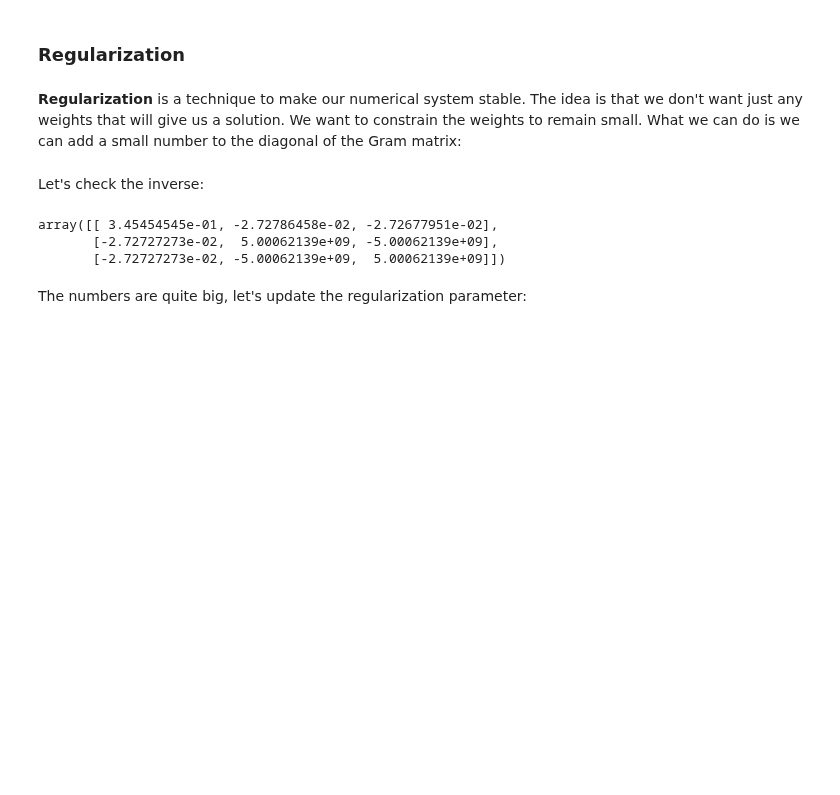
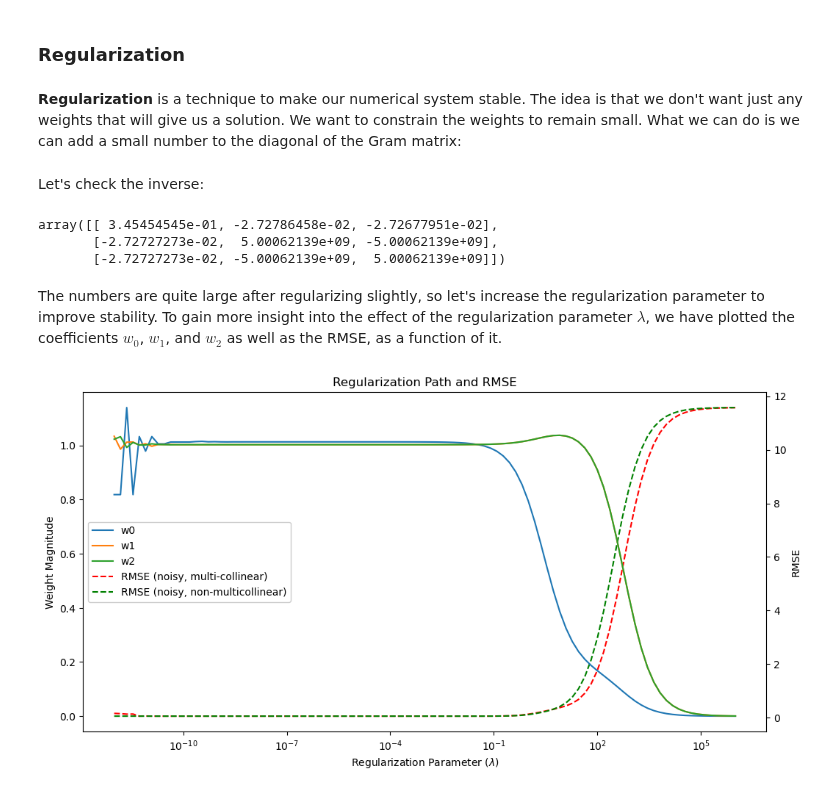
Before and after one commit to kemaldahha/machine-learning-course, a Jupyter notebook: linear_regression_article.ipynb, the cells around one changed output. Saved outputs shown, nothing was run; the diff lists cells and outputs as text; code cells hidden in the pictures; blank space fills up the shorter version.

```diff
--- a/linear_regression_article.ipynb
+++ b/linear_regression_article.ipynb
@@ -312,4 +306,4 @@ $$
 It represents the average error per datapoint in the same units as the target variable $y$, which is more commonly used in Machine Learning.
 # %%
 def rmse(y, y_hat):
-    return np.sum((y - y_hat)**2/y.shape[0])
+    return np.sqrt(np.sum((y - y_hat)**2) / y.shape[0])
@@ -473,5 +472,75 @@ np.linalg.inv(XTX_regularized)
 array([[ 3.45454545e-01, -2.72786458e-02, -2.72677951e-02],
        [-2.72727273e-02,  5.00062139e+09, -5.00062139e+09],
        [-2.72727273e-02, -5.00062139e+09,  5.00062139e+09]])
-# %% [markdown]
-The numbers are quite big, let's update the regularization parameter:
+# %% [markdown]
+The numbers are quite large after regularizing slightly, so let's increase the regularization parameter to improve stability. To gain more insight into the effect of the regularization parameter $\lambda$, we have plotted the coefficients $w_0$, $w_1$, and $w_2$ as well as the RMSE, as a function of it.
+# %%
+import numpy as np
+import matplotlib.pyplot as plt
+
+# Generate a range of lambda values
+lambdas = np.logspace(-12, 6, 100)
+weights = []
+rmse_noisy_stable = []
+rmse_noisy_collinear = []
+
+# Loop over each lambda to calculate the weights and RMSE
+for r in lambdas:
+    # Regularization for the multi-collinear case
+    XTX_regularized = X_new.T @ X_new + r * np.eye(X_new.T.shape[0])
+    w_reg = np.linalg.inv(XTX_regularized) @ X_new.T @ y_noisy
+    weights.append(w_reg)
+
+    # Predicted y with regularized weights for the multi-collinear case
+    y_hat_noisy_reg_collinear = X_new @ w_reg
+    rmse_noisy_collinear.append(rmse(y_noisy, y_hat_noisy_reg_collinear))
+
+    # Regularization for the non-multicollinear case
+    XTX_regularized_stable = X.T @ X + r * np.eye(X.T.shape[0])
+    w_reg_stable = np.linalg.inv(XTX_regularized_stable) @ X.T @ y_noisy
+
+    # Predicted y with regularized weights for the non-multicollinear case
+    y_hat_noisy_reg_stable = X @ w_reg_stable
+    rmse_noisy_stable.append(rmse(y_noisy, y_hat_noisy_reg_stable))
+
+weights = np.array(weights)
+
+# Create a plot with weights and RMSE values
+fig, ax1 = plt.subplots(figsize=(12, 6))
+
+# Create a secondary y-axis for RMSE
+ax2 = ax1.twinx()
+
+# Plot the weights for w0, w1, and w2 on primary axis
+ax1.plot(lambdas, weights[:, 0], label="w0")
+ax1.plot(lambdas, weights[:, 1], label="w1")
+ax1.plot(lambdas, weights[:, 2], label="w2")
+
+# Log scale for the x-axis on the primary axis
+ax1.set_xscale("log")
+ax1.set_xlabel("Regularization Parameter ($\lambda$)")
+ax1.set_ylabel("Weight Magnitude")
+ax1.set_title("Regularization Path and RMSE")
+ax1.set_zorder(1)
+ax1.set_frame_on(False)
+ax2.set_frame_on(True)
+
+# Plot the RMSE for noisy, multi-collinear case on secondary axis
+ax2.plot(lambdas, rmse_noisy_collinear, label="RMSE (noisy, multi-collinear)", linestyle="--", color="red")
+
+# Plot the RMSE for noisy, non-multicollinear case on secondary axis
+ax2.plot(lambdas, rmse_noisy_stable, label="RMSE (noisy, non-multicollinear)", linestyle="--", color="green")
+
+# Set labels for the secondary y-axis
+ax2.set_ylabel("RMSE")
+
+# Combine the legends from both axes
+lines_1, labels_1 = ax1.get_legend_handles_labels()
+lines_2, labels_2 = ax2.get_legend_handles_labels()
+
+legend = ax1.legend(lines_1 + lines_2, labels_1 + labels_2, loc=6, frameon=True)
+legend.get_frame().set_alpha(1)
+
+plt.show()
+# %% [output]
+[figure, added]
```
Also changed, not shown: parts of 62 cells of this notebook.
